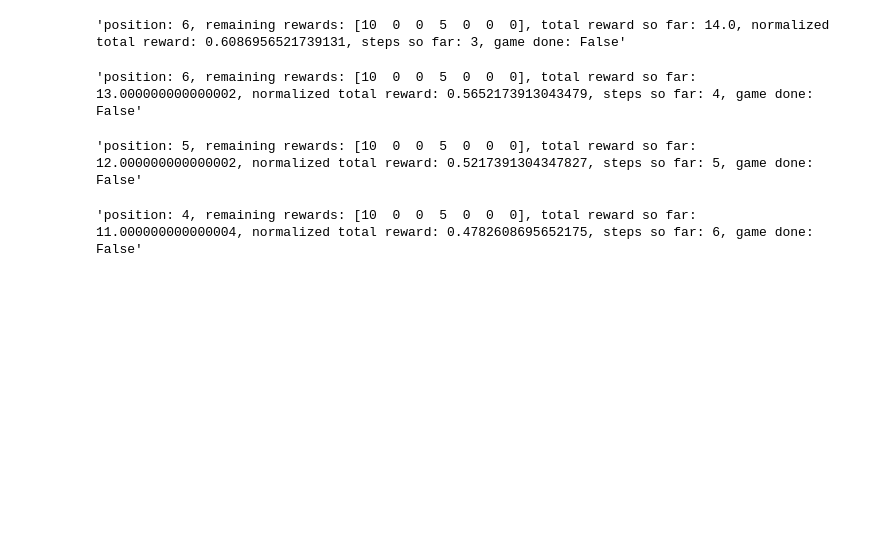
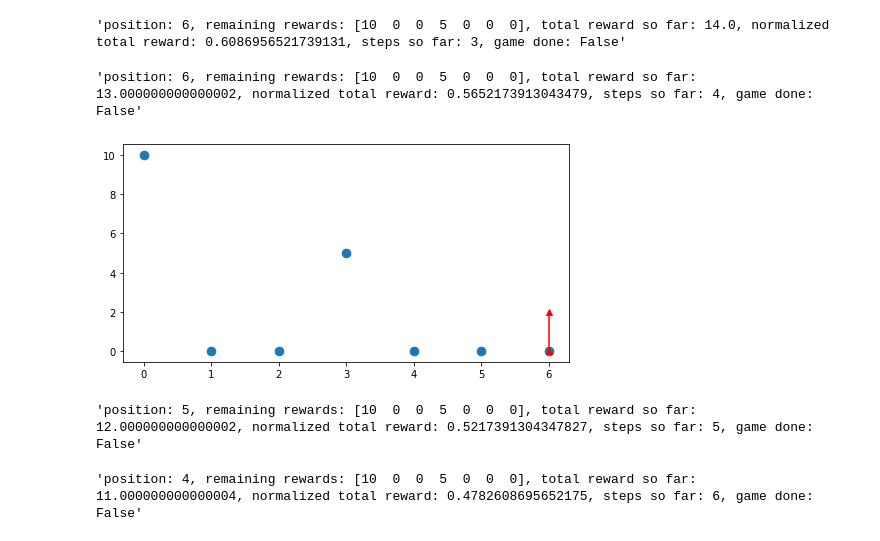
Before and after one commit to DJCordhose/ml-workshop, a Jupyter notebook: notebooks/rl/line.ipynb, the cells around one changed output. Cells and saved outputs as stored; diff of their text form; code cells hidden in the pictures; blank space fills up the shorter version.

```diff
--- a/notebooks/rl/line.ipynb
+++ b/notebooks/rl/line.ipynb
@@ -159,6 +210,10 @@ env.step(RIGHT)
 env.render()
 # %% [output]
 'position: 6, remaining rewards: [10  0  0  5  0  0  0], total reward so far: 13.000000000000002, normalized total reward: 0.5652173913043479, steps so far: 4, game done: False'
+# %%
+env.render(mode='rgb_array')
+# %% [output]
+[figure, added]
 # %%
 env.step(LEFT)
 env.render()
```
Also changed, not shown: parts of 9 cells of this notebook.
